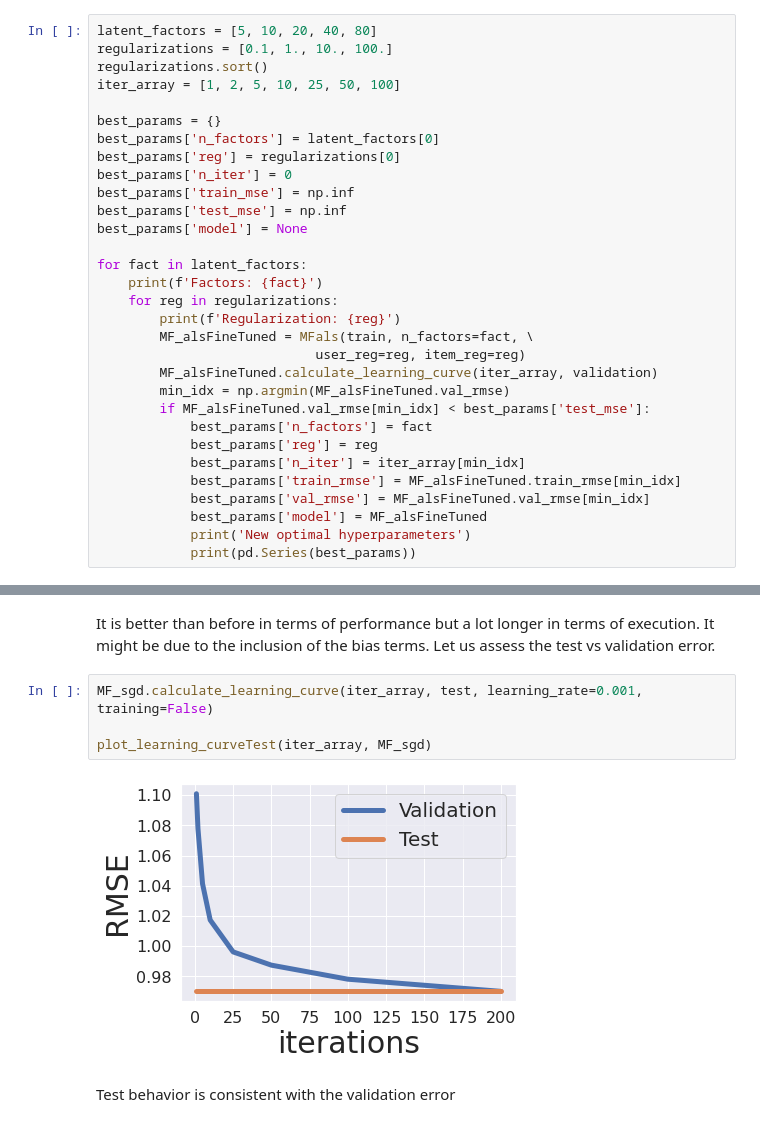
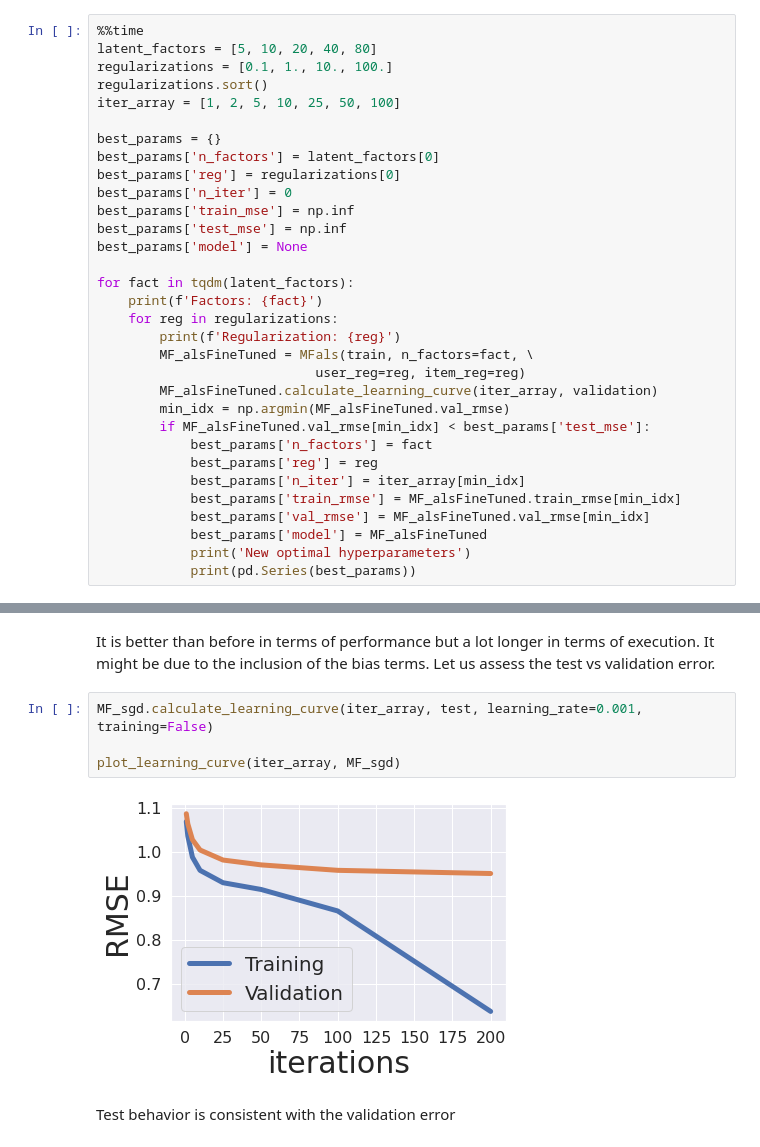
Before and after one commit to YichenLin/MATH-80600A-Project, a Jupyter notebook: traditionalRSNotebooks/MF/MFImplementation100K.ipynb, the cells around one changed output, grey strips where cells are left out. Drawn from its saved outputs; the diff is of its cells as text.

```diff
--- a/traditionalRSNotebooks/MF/MFImplementation100K.ipynb
+++ b/traditionalRSNotebooks/MF/MFImplementation100K.ipynb
@@ -519,4 +521,5 @@ The item and user regularization terms will be restricted to be equal to each ot
 # %%
+%%time
 latent_factors = [5, 10, 20, 40, 80]
 regularizations = [0.1, 1., 10., 100.]
 regularizations.sort()
@@ -530,7 +533,7 @@ best_params['train_mse'] = np.inf
 best_params['test_mse'] = np.inf
 best_params['model'] = None
 
-for fact in latent_factors:
+for fact in tqdm(latent_factors):
     print(f'Factors: {fact}')
     for reg in regularizations:
         print(f'Regularization: {reg}')
@@ -844,9 +927,9 @@ It is better than before in terms of performance but a lot longer in terms of ex
 # %%
 MF_sgd.calculate_learning_curve(iter_array, test, learning_rate=0.001, training=False)
 
-plot_learning_curveTest(iter_array, MF_sgd)
+plot_learning_curve(iter_array, MF_sgd)
 # %% [output]
-[figure, old version]
+[figure, new version]
 # %% [markdown]
 Test behavior is consistent with the validation error
 # %% [markdown]
```
Also changed, not shown: parts of 11 cells of this notebook, 5 other files.
